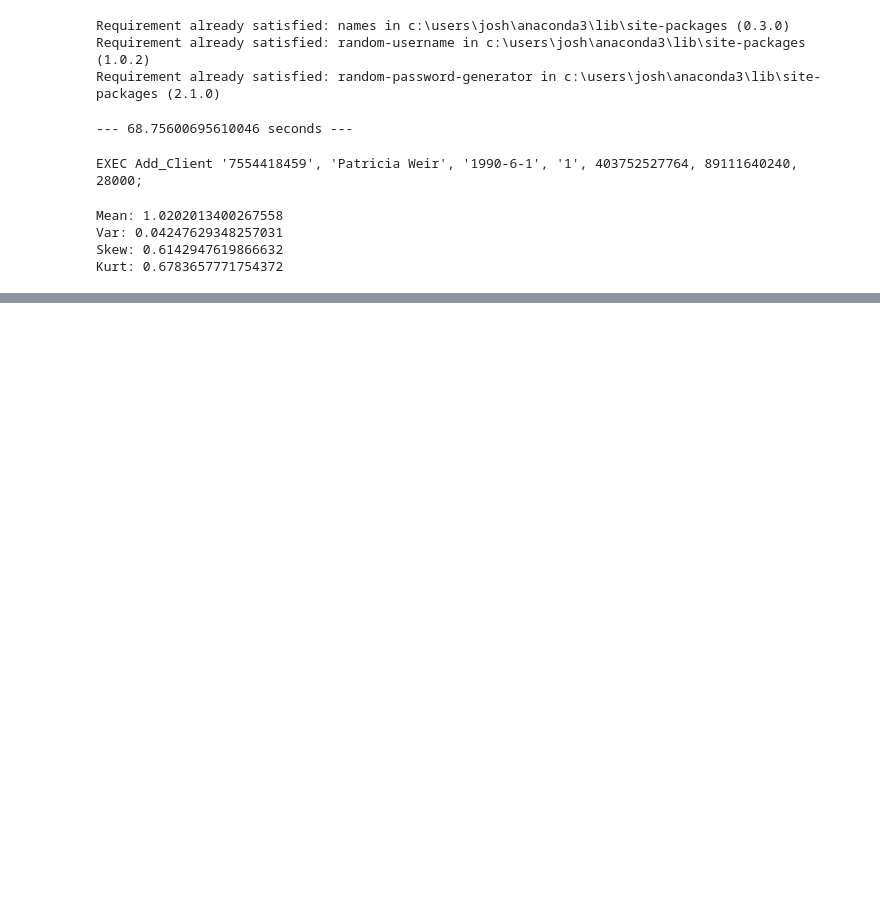
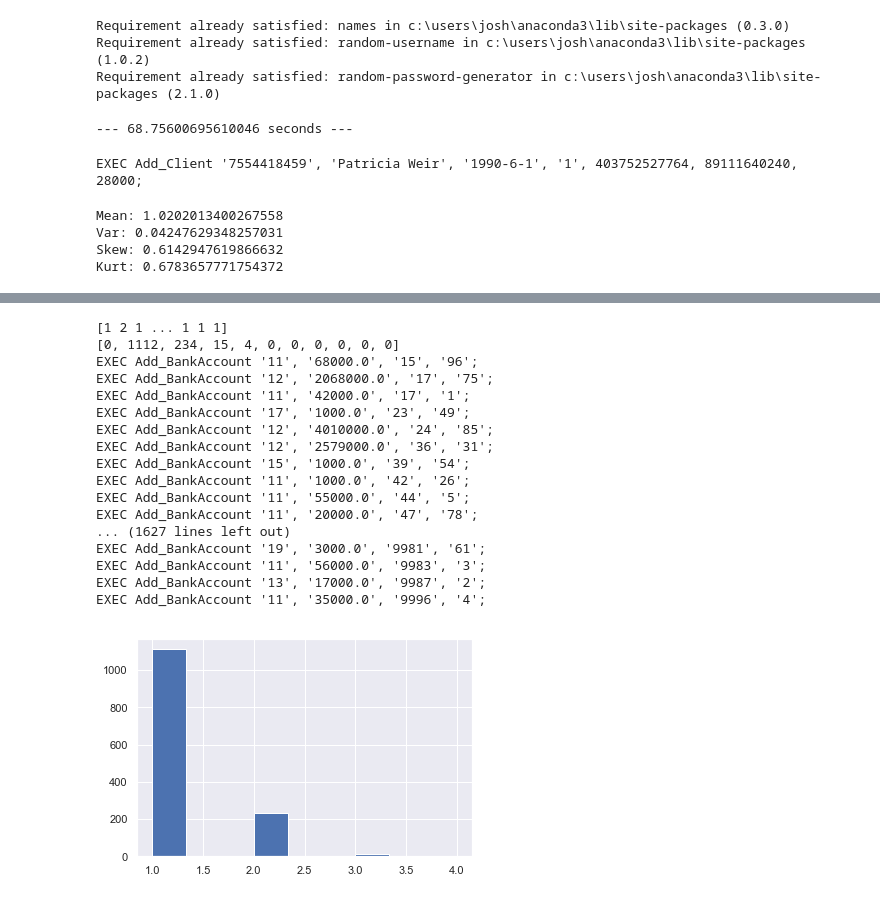
Before and after one commit to miraigajettolab/bank-app-demo, a Jupyter notebook: db coursework/mockdata/SuperDataGenerator.ipynb, the cells around one changed output, grey strips where cells are left out. Cells and saved outputs as stored; diff of their text form; code cells hidden in the pictures; blank space fills up the shorter version.

```diff
--- a/db coursework/mockdata/SuperDataGenerator.ipynb
+++ b/db coursework/mockdata/SuperDataGenerator.ipynb
@@ -115,0 +271,57 @@ Kurt: 0.6783657771754372
+# %%
+#Loans
+#https://stackoverflow.com/questions/37411633/how-to-generate-a-random-normal-distribution-of-integers
+import scipy.stats as ss
+x = np.arange(1, 10)
+xU, xL = x + 0.1, x - 0.9
+myScale = 0.7
+myS = 0.5
+prob = ss.lognorm.cdf(xU,s = myS,scale = myScale) - ss.lognorm.cdf(xL,s = myS, scale = myScale)
+prob = prob / prob.sum() #normalize the probabilities so their sum is 1
+nums = np.random.choice(x, size = 1365, p = prob)
+plt.hist(nums, bins = len(x))
+print(nums)
+a = [0,0,0,0,0,0,0,0,0,0,0]
+for n in nums:
+    a[n]+=1
+print(a)
+
+data = ""
+csvlinenum = 1
+for n in nums:
+    cid = open("100Workers10kClients/temp.csv", "r").readlines()[csvlinenum]
+    cid = cid.rstrip()
+    csvlinenum += 1
+    #if(withProbabilityOf(0.01)):
+        #n = 0
+        #print("!" + cid)
+    for i in range(0, n):
+        authorisedWorkerId = random.randint(1, 100) #AccountCreatorId, the second number here is amount of workers (we pick one of their ids)
+        currency = generate_currency()
+        serviceId = generate_deposit_serviceId(currency) + 10
+
+        data += ("EXEC Add_BankAccount '{}', '{}', '{}', '{}';".format(serviceId,generate_loan_total(serviceId, 50),cid,authorisedWorkerId) + "\n")
+
+print(data)
+f = open("100Workers10kClients/LoanBankAccounts2.sqsl", "w")
+f.write(data)
+f.close()
+# %% [output]
+[1 2 1 ... 1 1 1]
+[0, 1112, 234, 15, 4, 0, 0, 0, 0, 0, 0]
+EXEC Add_BankAccount '11', '68000.0', '15', '96';
+EXEC Add_BankAccount '12', '2068000.0', '17', '75';
+EXEC Add_BankAccount '11', '42000.0', '17', '1';
+EXEC Add_BankAccount '17', '1000.0', '23', '49';
+EXEC Add_BankAccount '12', '4010000.0', '24', '85';
+EXEC Add_BankAccount '12', '2579000.0', '36', '31';
+EXEC Add_BankAccount '15', '1000.0', '39', '54';
+EXEC Add_BankAccount '11', '1000.0', '42', '26';
+EXEC Add_BankAccount '11', '55000.0', '44', '5';
+EXEC Add_BankAccount '11', '20000.0', '47', '78';
+... (1627 lines left out)
+EXEC Add_BankAccount '19', '3000.0', '9981', '61';
+EXEC Add_BankAccount '11', '56000.0', '9983', '3';
+EXEC Add_BankAccount '13', '17000.0', '9987', '2';
+EXEC Add_BankAccount '11', '35000.0', '9996', '4';
+[figure, added]
```
Also changed, not shown: parts of 5 cells of this notebook.
